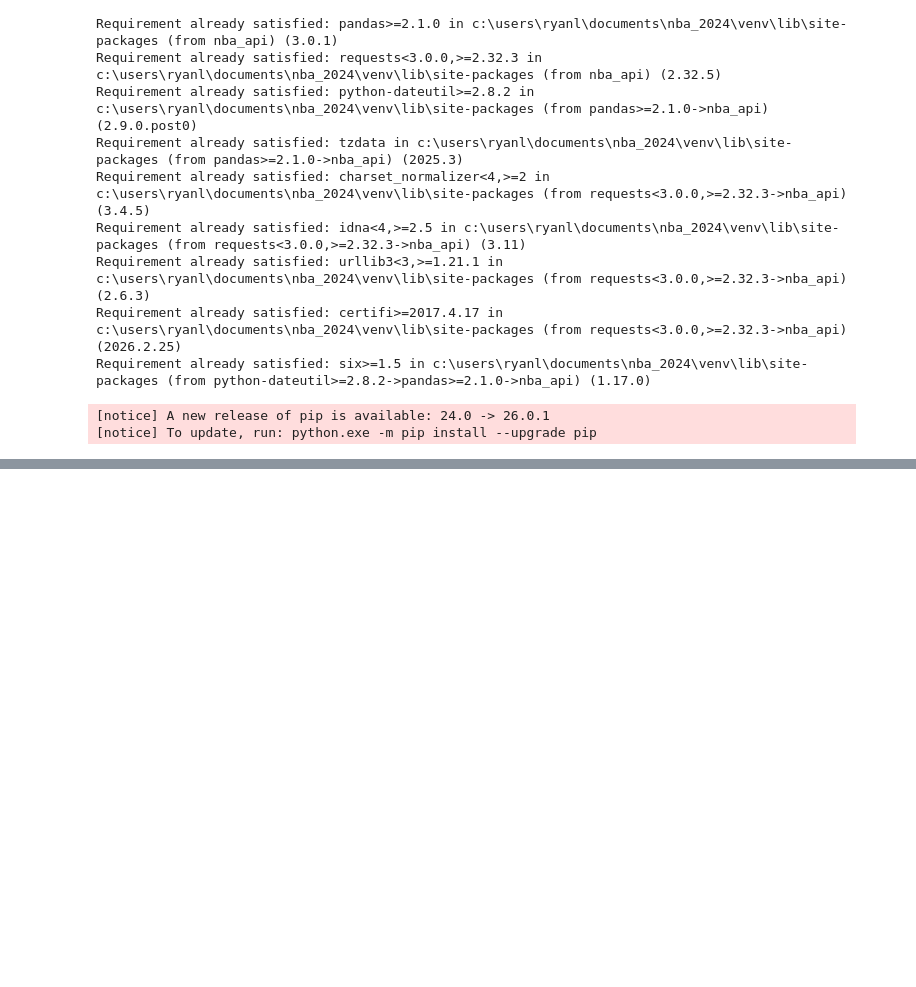
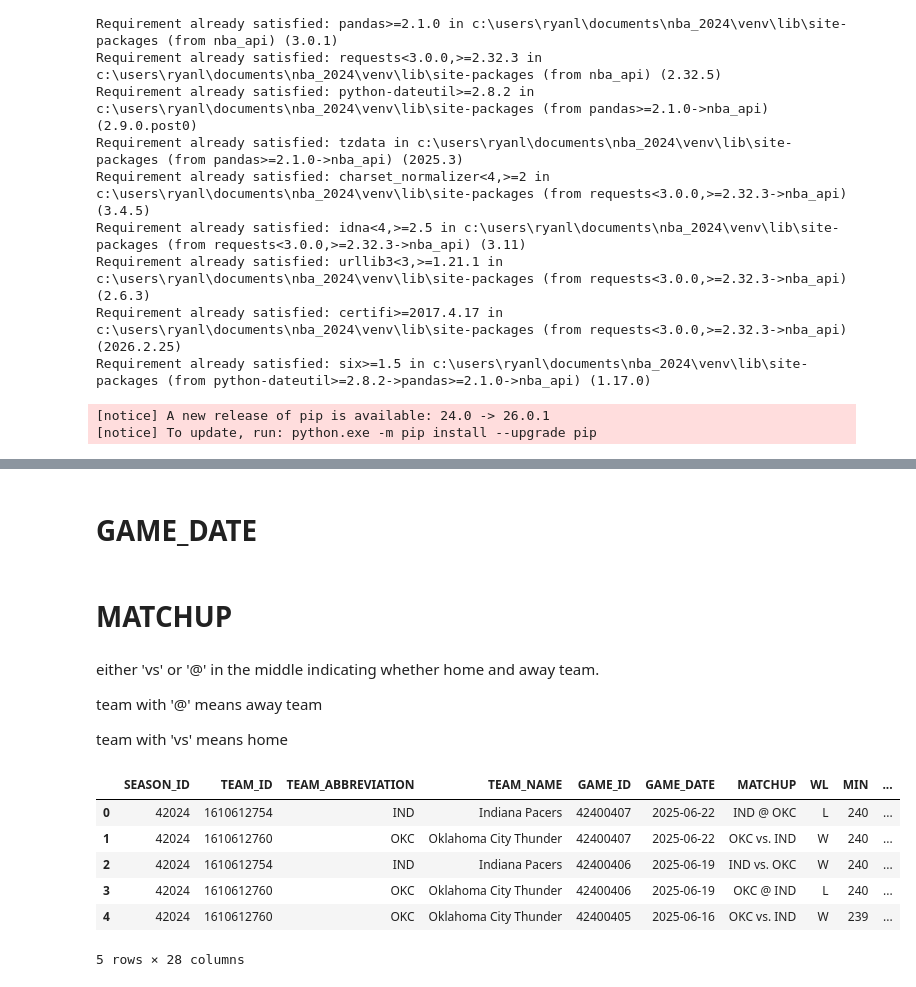
Before and after one commit to Ryanlin2/NBA_2024, a Jupyter notebook: a1.ipynb, the cells around one changed output, grey strips where cells are left out. Cells and saved outputs as stored; diff of their text form; code cells hidden in the pictures; blank space fills up the shorter version.

```diff
--- a/a1.ipynb
+++ b/a1.ipynb
@@ -28,0 +137,4 @@ df_2024_season_raw.to_csv('nba_league_games_2024-25_raw.csv')
+# %%
+df['GAME_ID'] = df['GAME_ID'].astype(int)
+# %% [markdown]
+# GAME_DATE
@@ -28,0 +143,18 @@ df_2024_season_raw.to_csv('nba_league_games_2024-25_raw.csv')
+# %% [markdown]
+# MATCHUP
+# %% [markdown]
+either 'vs' or '@' in the middle indicating whether home and away team.
+
+team with '@' means away team
+
+team with 'vs' means home
+# %%
+df.head()
+# %% [output]
+|  | SEASON_ID | TEAM_ID | TEAM_ABBREVIATION | TEAM_NAME | GAME_ID | GAME_DATE | MATCHUP | WL | MIN | ... |
+| 0 | 42024 | 1610612754 | IND | Indiana Pacers | 42400407 | 2025-06-22 | IND @ OKC | L | 240 | ... |
+| 1 | 42024 | 1610612760 | OKC | Oklahoma City Thunder | 42400407 | 2025-06-22 | OKC vs. IND | W | 240 | ... |
+| 2 | 42024 | 1610612754 | IND | Indiana Pacers | 42400406 | 2025-06-19 | IND vs. OKC | W | 240 | ... |
+| 3 | 42024 | 1610612760 | OKC | Oklahoma City Thunder | 42400406 | 2025-06-19 | OKC @ IND | L | 240 | ... |
+| 4 | 42024 | 1610612760 | OKC | Oklahoma City Thunder | 42400405 | 2025-06-16 | OKC vs. IND | W | 239 | ... |
+5 rows × 28 columns
```
Also changed, not shown: parts of 27 cells of this notebook, 3 other files.
